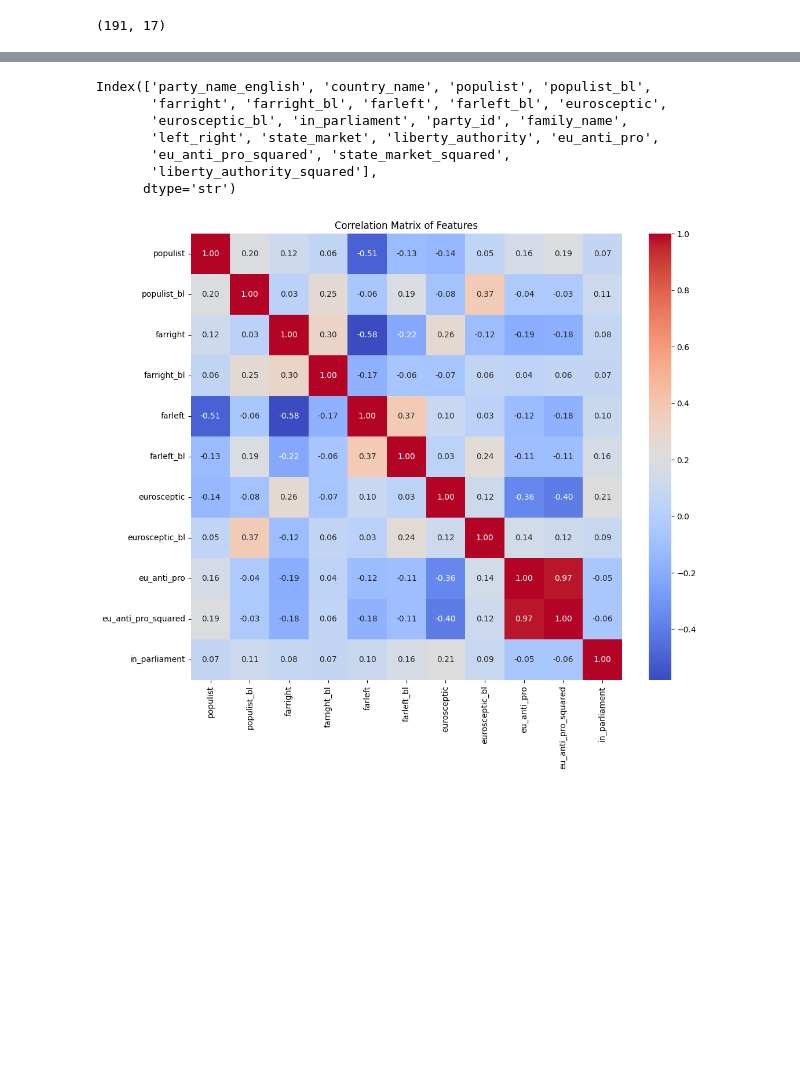
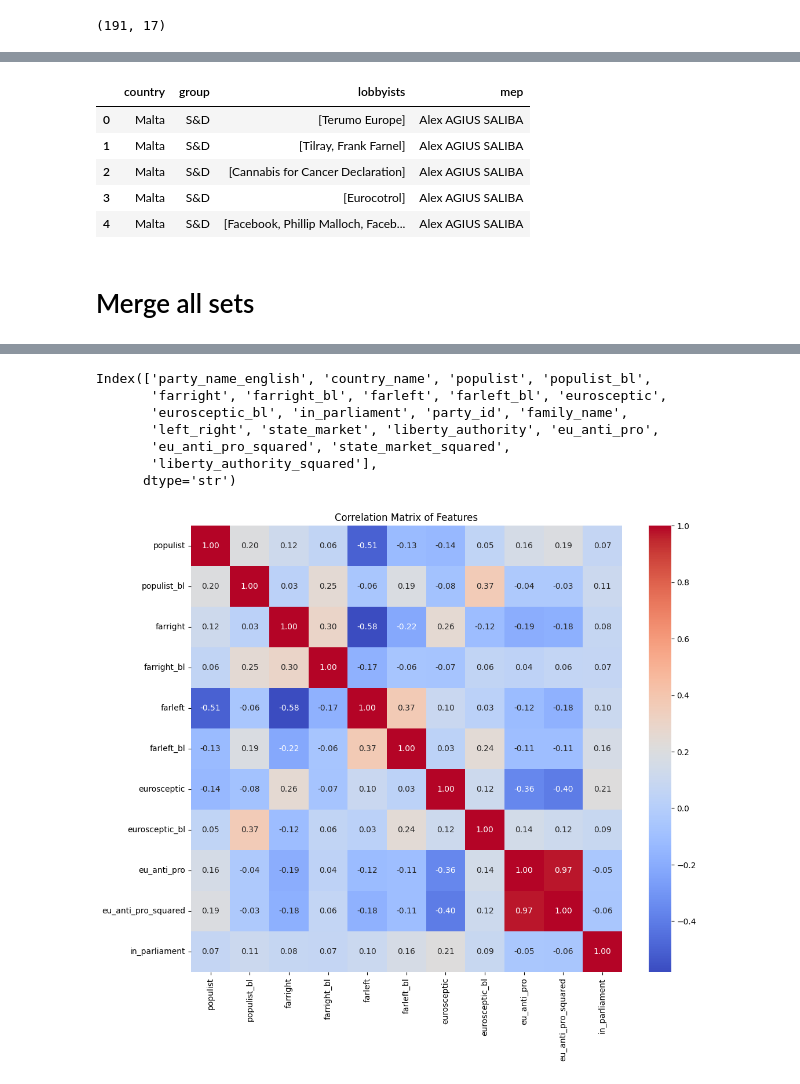
Before and after one commit to greenbear26/RAMM-Project, a Jupyter notebook: ml-src/party_predict.ipynb, the cells around one changed output, grey strips where cells are left out. Cells and saved outputs as stored; diff of their text form; code cells hidden in the pictures; blank space fills up the shorter version.

```diff
--- a/ml-src/party_predict.ipynb
+++ b/ml-src/party_predict.ipynb
@@ -122,0 +159,13 @@ print(merged_df.shape)
+# %%
+# Make lobbyists an array
+integrity_df['lobbyists'] = integrity_df['lobbyists'].apply(lambda x: np.array(list(map(str, x.split(',')))))
+integrity_df.head()
+# %% [output]
+|  | country | group | lobbyists | mep |
+| 0 | Malta | S&D | [Terumo Europe] | Alex AGIUS SALIBA |
+| 1 | Malta | S&D | [Tilray, Frank Farnel] | Alex AGIUS SALIBA |
+| 2 | Malta | S&D | [Cannabis for Cancer Declaration] | Alex AGIUS SALIBA |
+| 3 | Malta | S&D | [Eurocotrol] | Alex AGIUS SALIBA |
+| 4 | Malta | S&D | [Facebook, Phillip Malloch, Faceb... | Alex AGIUS SALIBA |
+# %% [markdown]
+# Merge all sets
```
Also changed, not shown: parts of 6 cells of this notebook, 3 other files.
